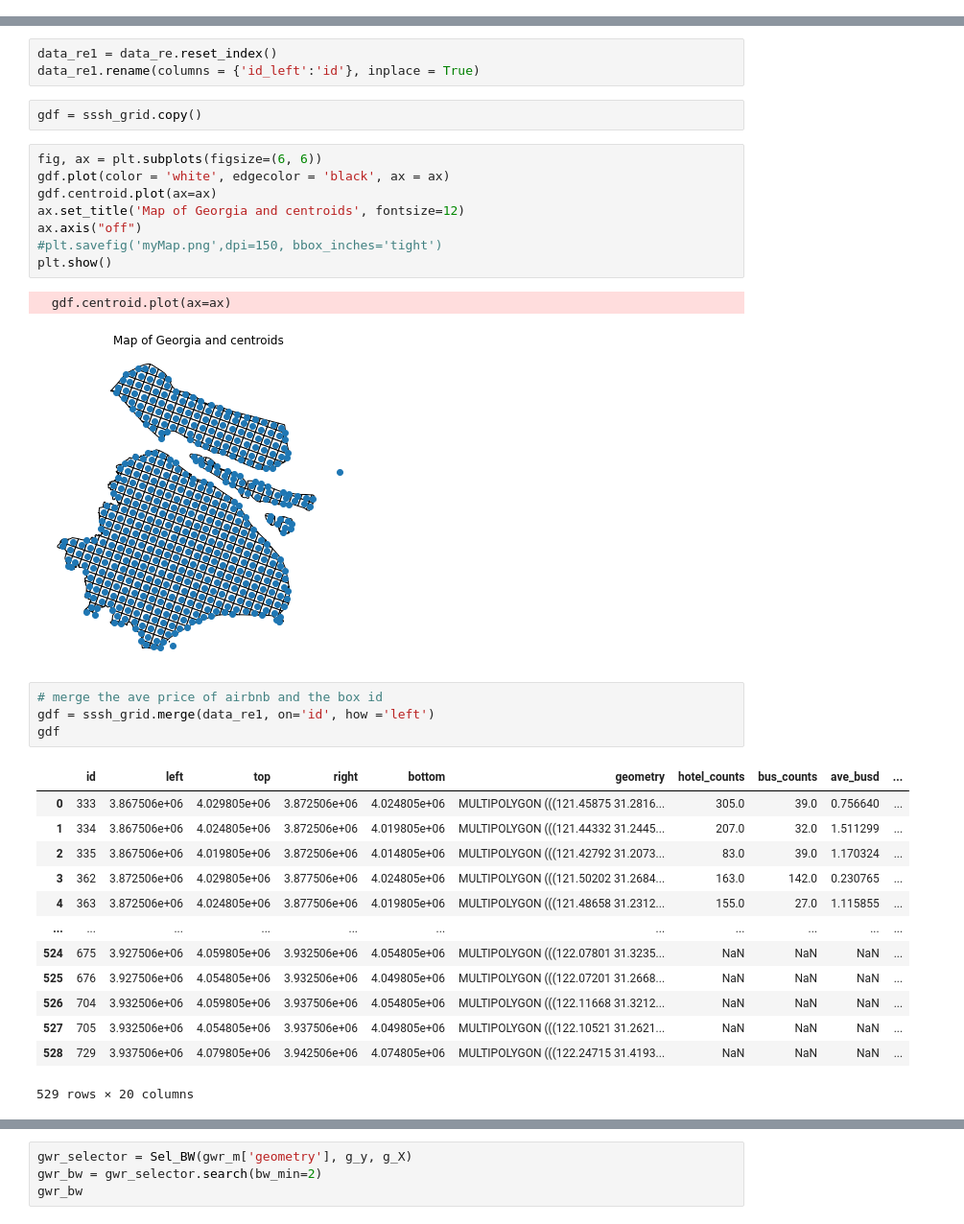
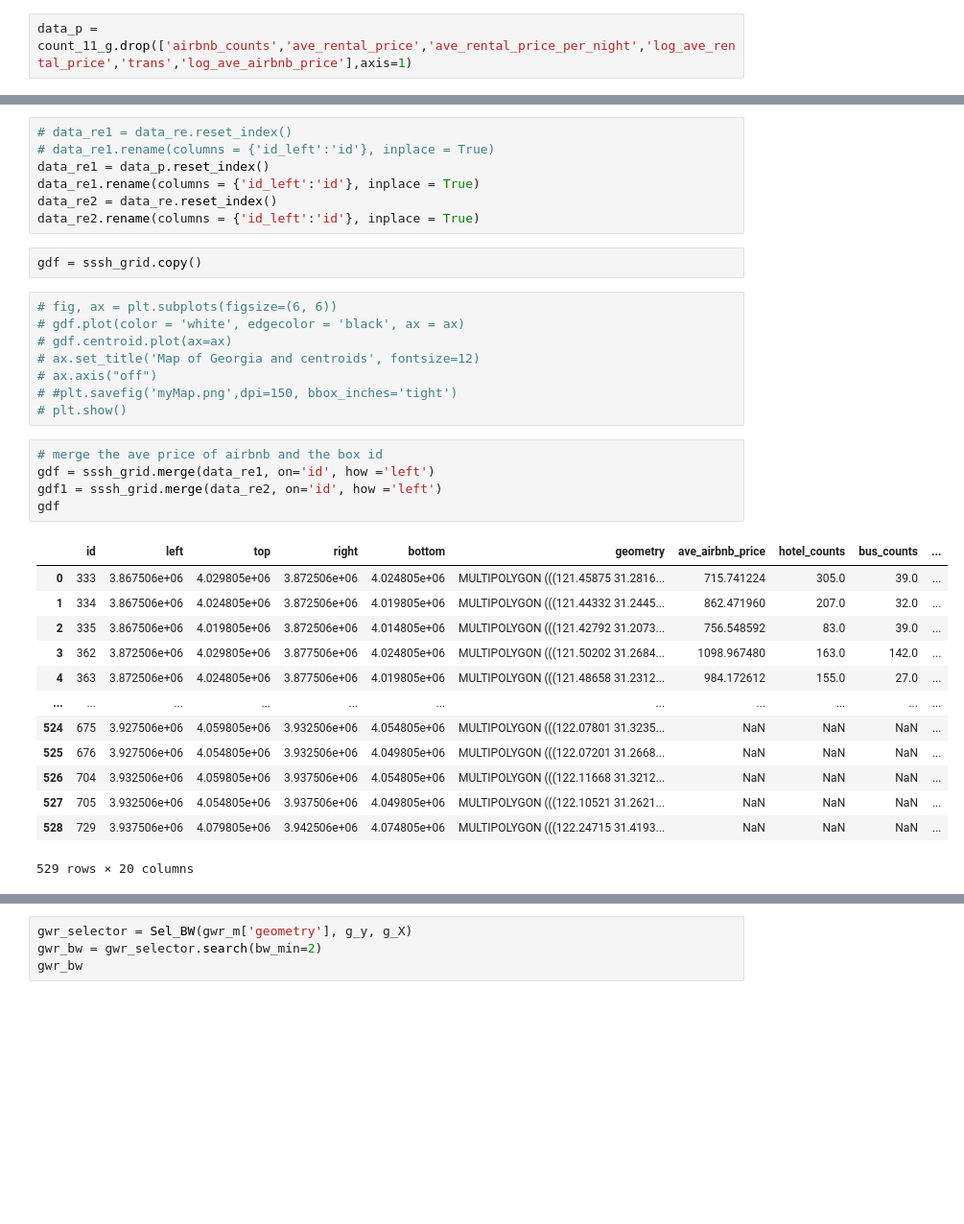
Before and after one commit to hyjucl/disser, a Jupyter notebook: clean_airbnb.ipynb, the cells around one changed output, grey strips where cells are left out. Shown at 96% size. Drawn from its saved outputs; the diff is of its cells as text; blank space fills up the shorter version.

```diff
--- a/clean_airbnb.ipynb
+++ b/clean_airbnb.ipynb
@@ -3094,6 +3117,8 @@ count_11_g
 count_11_g['log_ave_airbnb_price'] = np.log(count_11_g['ave_airbnb_price'])
 count_11_g['log_ave_rental_price'] = np.log(count_11_g['ave_rental_price_per_night'])
 count_11_g['log_ave_rental_price'] = count_11_g['log_ave_rental_price'].fillna(0)
+# %%
+data_p = count_11_g.drop(['airbnb_counts','ave_rental_price','ave_rental_price_per_night','log_ave_rental_price','trans','log_ave_airbnb_price'],axis=1)
 # %%
 data_re = count_11_g.drop(['ave_airbnb_price','airbnb_counts','ave_rental_price','ave_rental_price_per_night','log_ave_rental_price','trans'],axis=1)
 data_re
@@ -3319,32 +3344,34 @@ strong multicollinearity or other numerical problems.
 # %% [markdown]
 ## GWR
 # %%
-data_re1 = data_re.reset_index()
+# data_re1 = data_re.reset_index()
+# data_re1.rename(columns = {'id_left':'id'}, inplace = True)
+data_re1 = data_p.reset_index()
 data_re1.rename(columns = {'id_left':'id'}, inplace = True)
+data_re2 = data_re.reset_index()
+data_re2.rename(columns = {'id_left':'id'}, inplace = True)
 # %%
 gdf = sssh_grid.copy()
 # %%
-fig, ax = plt.subplots(figsize=(6, 6))
-gdf.plot(color = 'white', edgecolor = 'black', ax = ax)
-gdf.centroid.plot(ax=ax)
-ax.set_title('Map of Georgia and centroids', fontsize=12)
-ax.axis("off")
-#plt.savefig('myMap.png',dpi=150, bbox_inches='tight')
-plt.show()
+# fig, ax = plt.subplots(figsize=(6, 6))
+# gdf.plot(color = 'white', edgecolor = 'black', ax = ax)
+# gdf.centroid.plot(ax=ax)
+# ax.set_title('Map of Georgia and centroids', fontsize=12)
+# ax.axis("off")
+# #plt.savefig('myMap.png',dpi=150, bbox_inches='tight')
+# plt.show()
-# %% [output]
-  gdf.centroid.plot(ax=ax)
-[figure, removed]
 # %%
 # merge the ave price of airbnb and the box id
 gdf = sssh_grid.merge(data_re1, on='id', how ='left')
+gdf1 = sssh_grid.merge(data_re2, on='id', how ='left')
 gdf
 # %% [output]
-|  | id | left | top | right | bottom | geometry | hotel_counts | bus_counts | ave_busd | ... |
-| 0 | 333 | 3.867506e+06 | 4.029805e+06 | 3.872506e+06 | 4.024805e+06 | MULTIPOLYGON (((121.45875 31.2816... | 305.0 | 39.0 | 0.756640 | ... |
-| 1 | 334 | 3.867506e+06 | 4.024805e+06 | 3.872506e+06 | 4.019805e+06 | MULTIPOLYGON (((121.44332 31.2445... | 207.0 | 32.0 | 1.511299 | ... |
-| 2 | 335 | 3.867506e+06 | 4.019805e+06 | 3.872506e+06 | 4.014805e+06 | MULTIPOLYGON (((121.42792 31.2073... | 83.0 | 39.0 | 1.170324 | ... |
-| 3 | 362 | 3.872506e+06 | 4.029805e+06 | 3.877506e+06 | 4.024805e+06 | MULTIPOLYGON (((121.50202 31.2684... | 163.0 | 142.0 | 0.230765 | ... |
-| 4 | 363 | 3.872506e+06 | 4.024805e+06 | 3.877506e+06 | 4.019805e+06 | MULTIPOLYGON (((121.48658 31.2312... | 155.0 | 27.0 | 1.115855 | ... |
+|  | id | left | top | right | bottom | geometry | ave_airbnb_price | hotel_counts | bus_counts | ... |
+| 0 | 333 | 3.867506e+06 | 4.029805e+06 | 3.872506e+06 | 4.024805e+06 | MULTIPOLYGON (((121.45875 31.2816... | 715.741224 | 305.0 | 39.0 | ... |
+| 1 | 334 | 3.867506e+06 | 4.024805e+06 | 3.872506e+06 | 4.019805e+06 | MULTIPOLYGON (((121.44332 31.2445... | 862.471960 | 207.0 | 32.0 | ... |
+| 2 | 335 | 3.867506e+06 | 4.019805e+06 | 3.872506e+06 | 4.014805e+06 | MULTIPOLYGON (((121.42792 31.2073... | 756.548592 | 83.0 | 39.0 | ... |
+| 3 | 362 | 3.872506e+06 | 4.029805e+06 | 3.877506e+06 | 4.024805e+06 | MULTIPOLYGON (((121.50202 31.2684... | 1098.967480 | 163.0 | 142.0 | ... |
+| 4 | 363 | 3.872506e+06 | 4.024805e+06 | 3.877506e+06 | 4.019805e+06 | MULTIPOLYGON (((121.48658 31.2312... | 984.172612 | 155.0 | 27.0 | ... |
 | ... | ... | ... | ... | ... | ... | ... | ... | ... | ... | ... |
 | 524 | 675 | 3.927506e+06 | 4.059805e+06 | 3.932506e+06 | 4.054805e+06 | MULTIPOLYGON (((122.07801 31.3235... | NaN | NaN | NaN | ... |
 | 525 | 676 | 3.927506e+06 | 4.054805e+06 | 3.932506e+06 | 4.049805e+06 | MULTIPOLYGON (((122.07201 31.2668... | NaN | NaN | NaN | ... |
```
Also changed, not shown: parts of 11 cells of this notebook.
